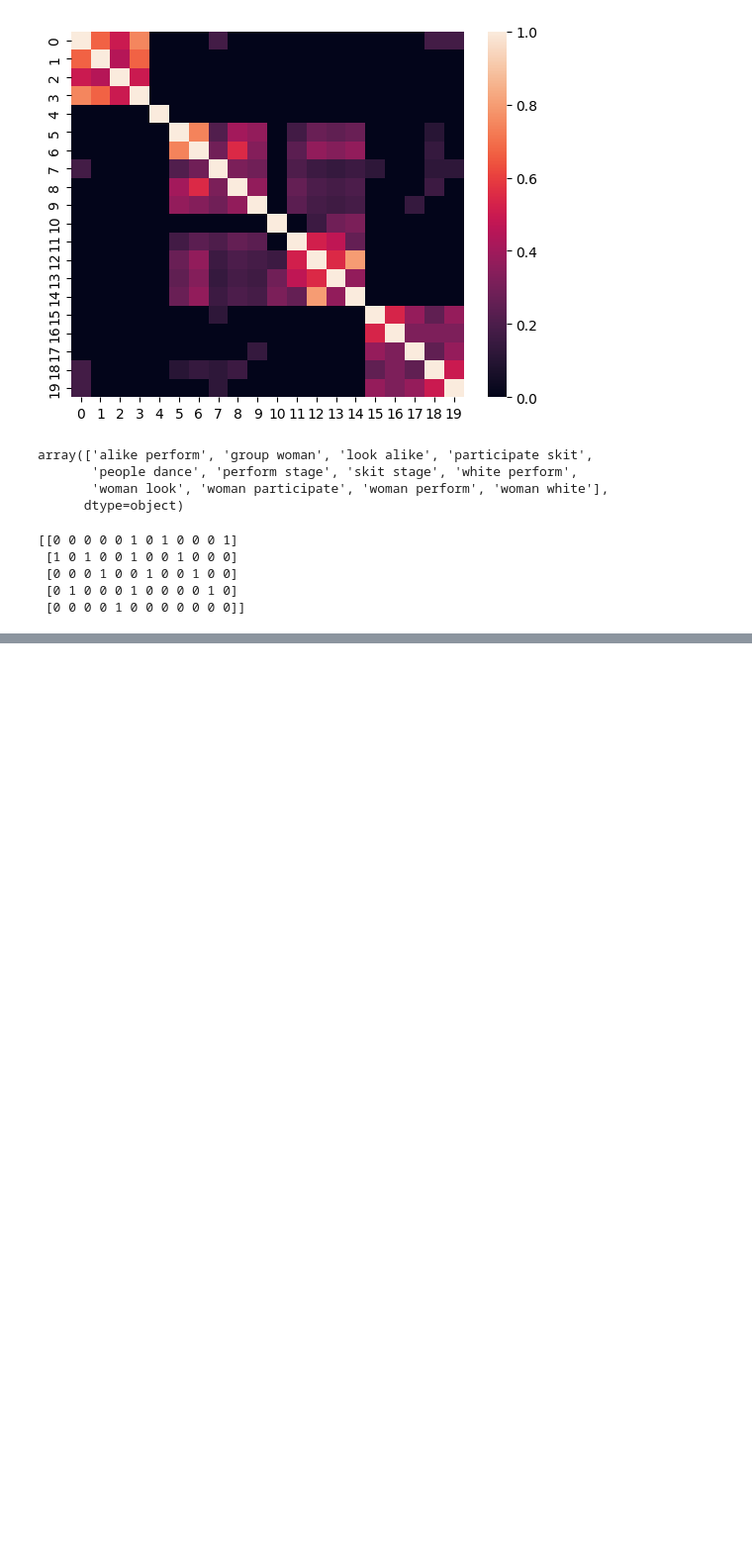
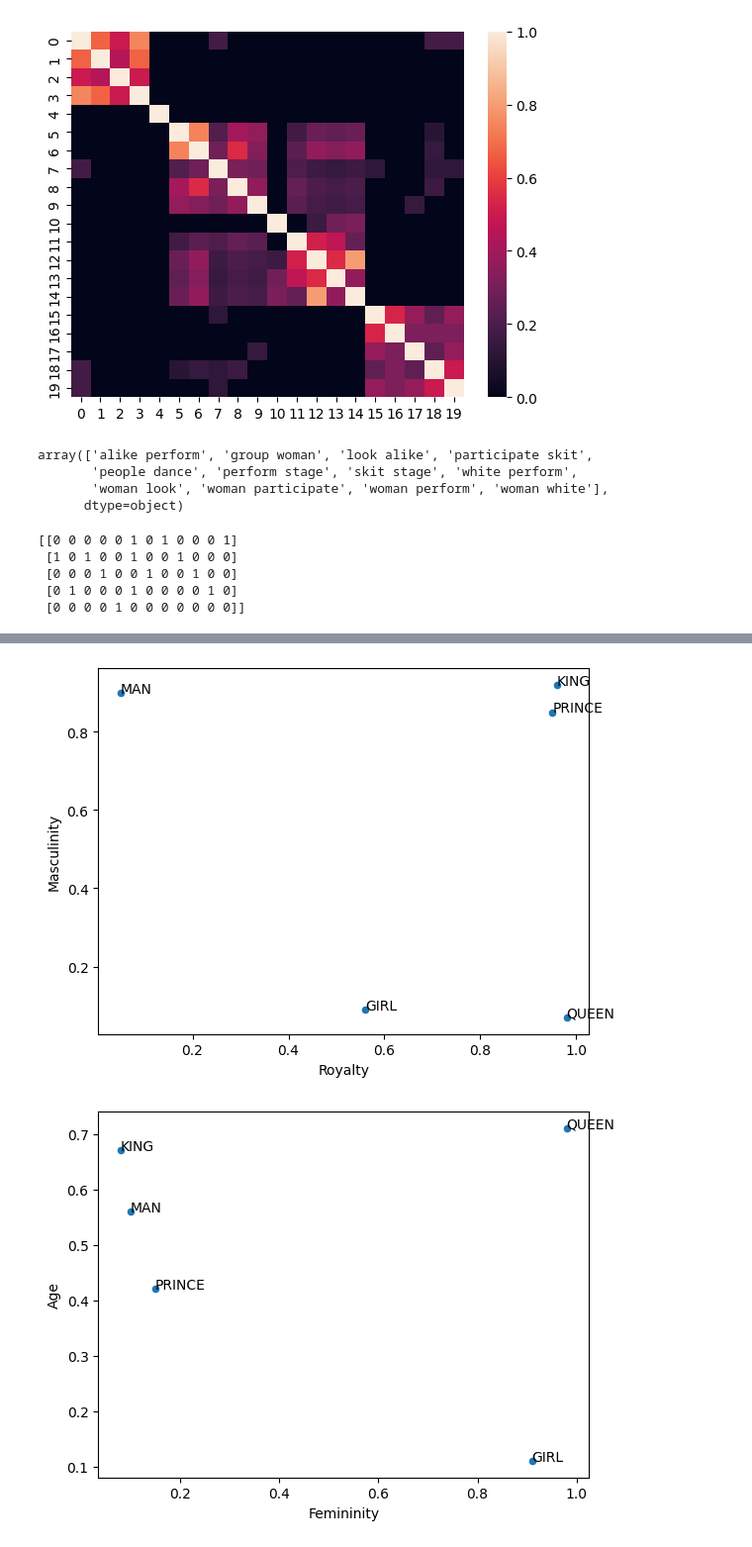
Before and after one commit to ak-malone/NLU, a Jupyter notebook: examples.ipynb, the cells around one changed output, grey strips where cells are left out. Shown: that part at 99% size. Drawn from its saved outputs; the diff is of its cells as text; code cells hidden in the pictures; blank space fills up the shorter version.

```diff
--- a/examples.ipynb
+++ b/examples.ipynb
@@ -263,0 +314,3 @@ array([[0.]])
+# %%
+medium_example = pd.DataFrame(np.array([[0.96,0.92,0.08,0.67],[0.98,0.07,0.98,0.71],[0.05,0.90,0.10,0.56],[0.56,0.09,0.91,0.11],[0.95,0.85,0.15,0.42]]),
+                                       columns=['Royalty', 'Masculinity', 'Femininity', 'Age'], index=['KING', 'QUEEN', 'MAN', 'GIRL', 'PRINCE'])
@@ -263,0 +326,11 @@ array([[0.]])
+# %%
+ax1 = medium_example.plot.scatter(x='Royalty', y='Masculinity')
+for k, v in medium_example[["Royalty", "Masculinity"]].iterrows():
+    ax1.annotate(k, v)
+
+ax2 = medium_example.plot.scatter(x='Femininity', y='Age')
+for k, v in medium_example[["Femininity", "Age"]].iterrows():
+    ax2.annotate(k, v)
+# %% [output]
+[figure, added]
+[figure, added]
```
Also changed, not shown: parts of 35 cells of this notebook.
